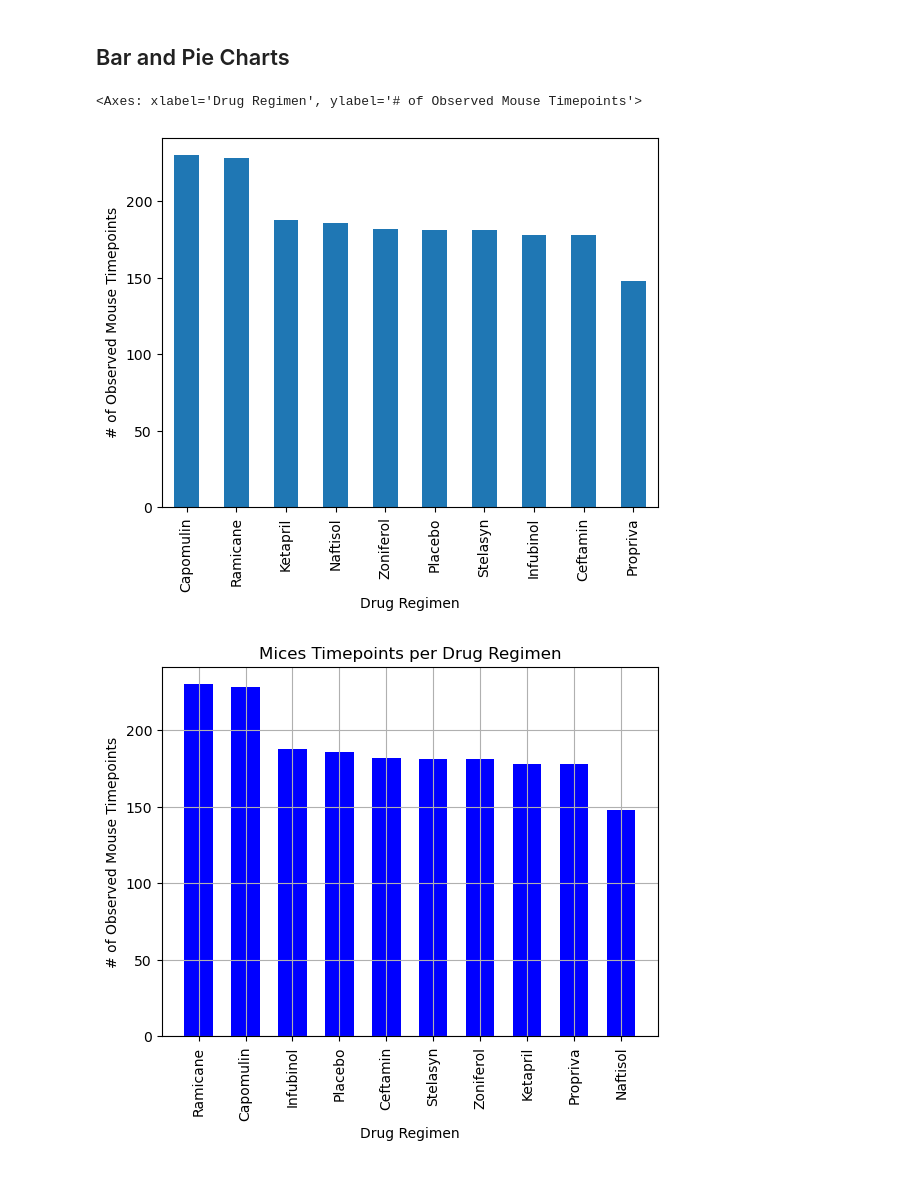
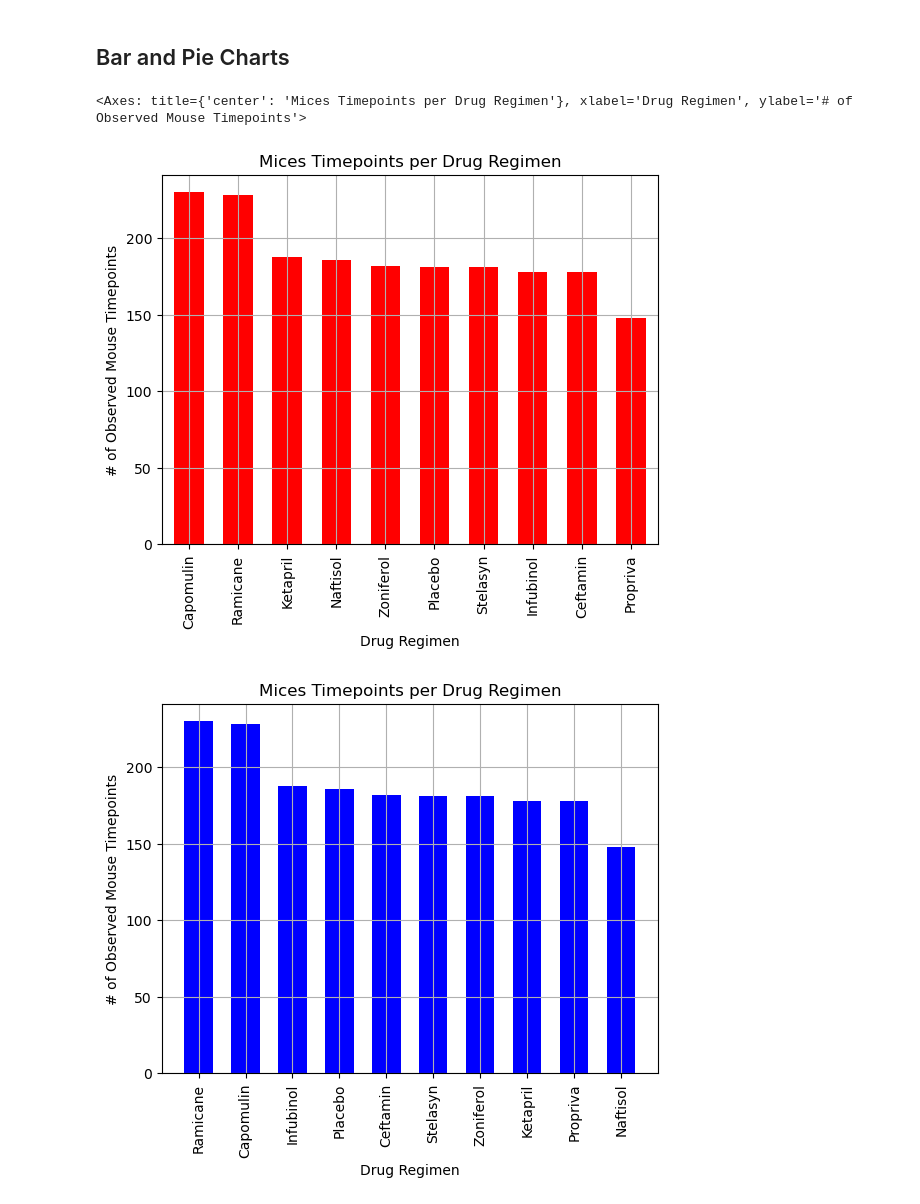
Before and after one commit to sienchoon/matplotlib-challenge, a Jupyter notebook: Pymaceuticals/pymaceuticals_starter.ipynb, the cells around one changed output. Saved outputs shown, nothing was run; the diff lists cells and outputs as text; code cells hidden in the pictures; blank space fills up the shorter version.

```diff
--- a/Pymaceuticals/pymaceuticals_starter.ipynb
+++ b/Pymaceuticals/pymaceuticals_starter.ipynb
@@ -184,13 +184,16 @@ aggregation_summary
 # %%
 # Generate a bar plot showing the total number of rows (Mouse ID/Timepoints) for each drug regimen using Pandas.
 # Value count to count unique values in series in the Drug Regimen column
 #creating bar plot
 drug_regimen = remove_duplicate["Drug Regimen"].value_counts()
 drug_regimen.plot.bar(xlabel ="Drug Regimen",
-                      ylabel = "# of Observed Mouse Timepoints")
+                      ylabel = "# of Observed Mouse Timepoints",
+                     grid=True, width = 0.6, color='r',
+                     title="Mices Timepoints per Drug Regimen"
+                        )
 # %% [output]
-<Axes: xlabel='Drug Regimen', ylabel='# of Observed Mouse Timepoints'>
+<Axes: title={'center': 'Mices Timepoints per Drug Regimen'}, xlabel='Drug Regimen', ylabel='# of Observed Mouse Timepoints'>
-[figure, old version]
+[figure, new version]
 # %%
 # Generate a bar plot showing the total number of rows (Mouse ID/Timepoints) for each drug regimen using pyplot.
 x_axis = remove_duplicate["Drug Regimen"].unique()
```
Also changed, not shown: parts of 3 cells of this notebook.
